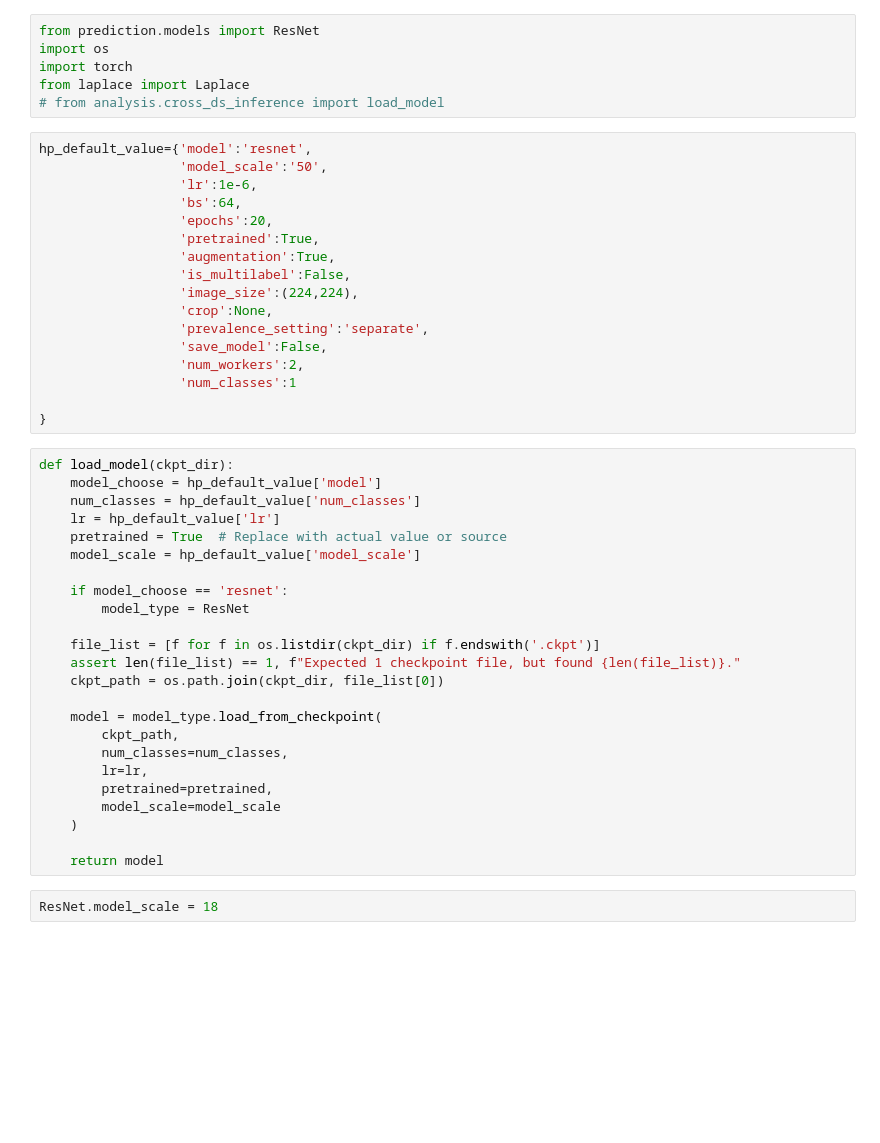
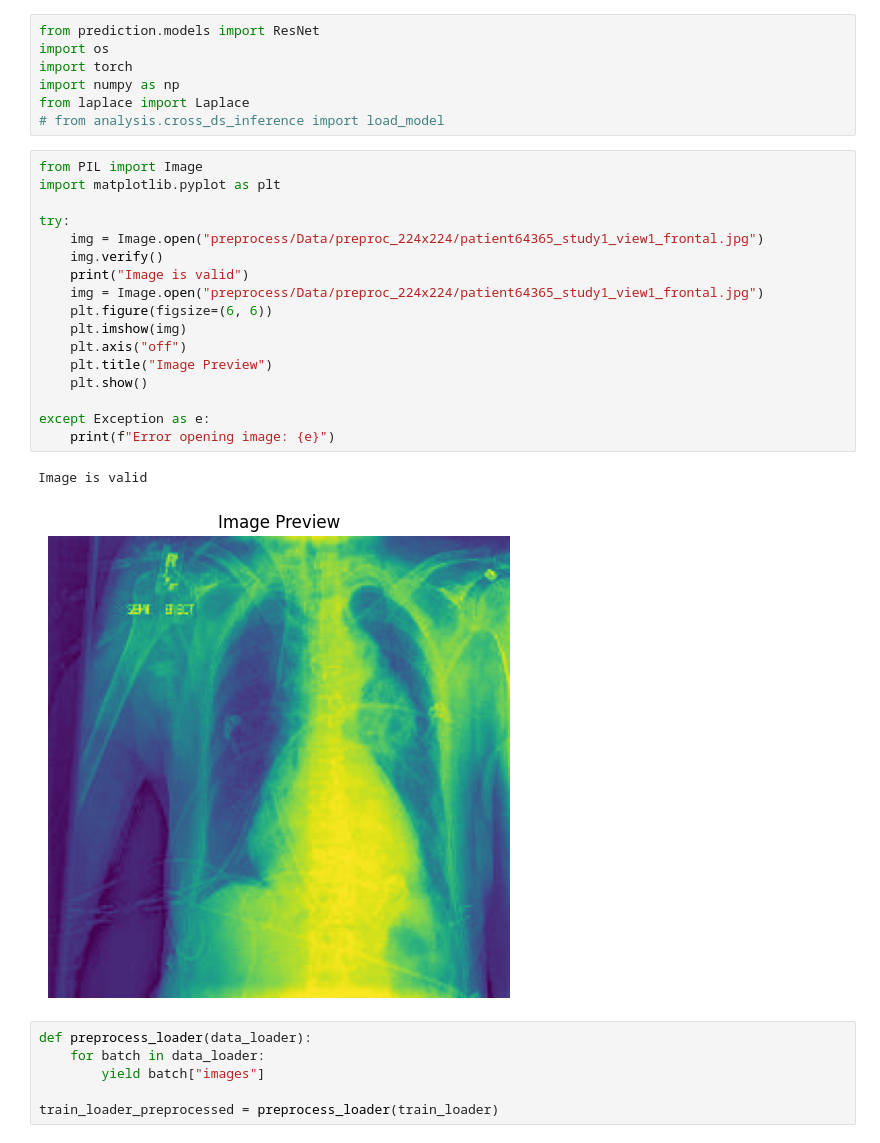
Before and after one commit to fridamariejoergensen/detecting_causes_of_gender_bias_chest_xrays, a Jupyter notebook: Chexpert_hessian.ipynb, the cells around one changed output. Cells and saved outputs as stored; diff of their text form; blank space fills up the shorter version.

```diff
--- a/Chexpert_hessian.ipynb
+++ b/Chexpert_hessian.ipynb
@@ -2,48 +2,32 @@
 from prediction.models import ResNet
 import os
 import torch
+import numpy as np
 from laplace import Laplace
 # from analysis.cross_ds_inference import load_model
-# %%
-hp_default_value={'model':'resnet',
-                  'model_scale':'50',
-                  'lr':1e-6,
-                  'bs':64,
-                  'epochs':20,
-                  'pretrained':True,
-                  'augmentation':True,
-                  'is_multilabel':False,
-                  'image_size':(224,224),
-                  'crop':None,
-                  'prevalence_setting':'separate',
-                  'save_model':False,
-                  'num_workers':2,
-                  'num_classes':1
-
-}
-# %%
-def load_model(ckpt_dir):
-    model_choose = hp_default_value['model']
-    num_classes = hp_default_value['num_classes']
-    lr = hp_default_value['lr']
-    pretrained = True  # Replace with actual value or source
-    model_scale = hp_default_value['model_scale']
-
-    if model_choose == 'resnet':
-        model_type = ResNet
-
-    file_list = [f for f in os.listdir(ckpt_dir) if f.endswith('.ckpt')]
-    assert len(file_list) == 1, f"Expected 1 checkpoint file, but found {len(file_list)}."
-    ckpt_path = os.path.join(ckpt_dir, file_list[0])
-
-    model = model_type.load_from_checkpoint(
-        ckpt_path,
-        num_classes=num_classes,
-        lr=lr,
-        pretrained=pretrained,
-        model_scale=model_scale
-    )
-
-    return model
-# %%
-ResNet.model_scale = 18
+# %%
+from PIL import Image
+import matplotlib.pyplot as plt
+
+try:
+    img = Image.open("preprocess/Data/preproc_224x224/patient64365_study1_view1_frontal.jpg")
+    img.verify()
+    print("Image is valid")
+    img = Image.open("preprocess/Data/preproc_224x224/patient64365_study1_view1_frontal.jpg")
+    plt.figure(figsize=(6, 6))
+    plt.imshow(img)
+    plt.axis("off")
+    plt.title("Image Preview")
+    plt.show()
+
+except Exception as e:
+    print(f"Error opening image: {e}")
+# %% [output]
+Image is valid
+[figure, added]
+# %%
+def preprocess_loader(data_loader):
+    for batch in data_loader:
+        yield batch["images"]
+
+train_loader_preprocessed = preprocess_loader(train_loader)
```
Also changed, not shown: parts of 27 cells of this notebook, 3 other files.
